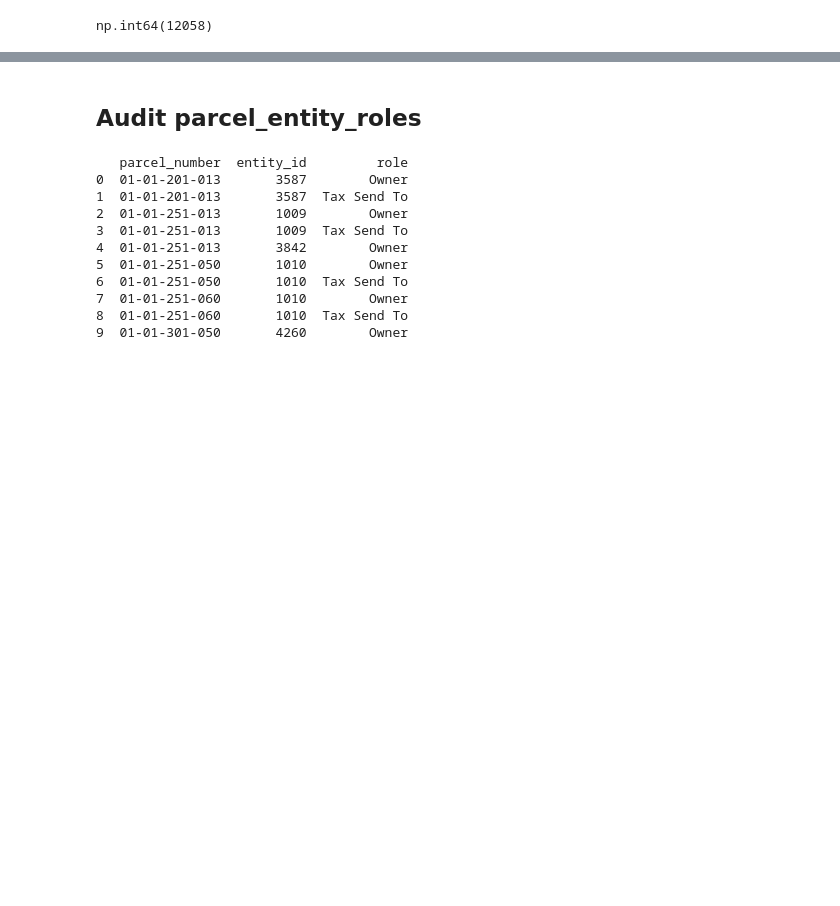
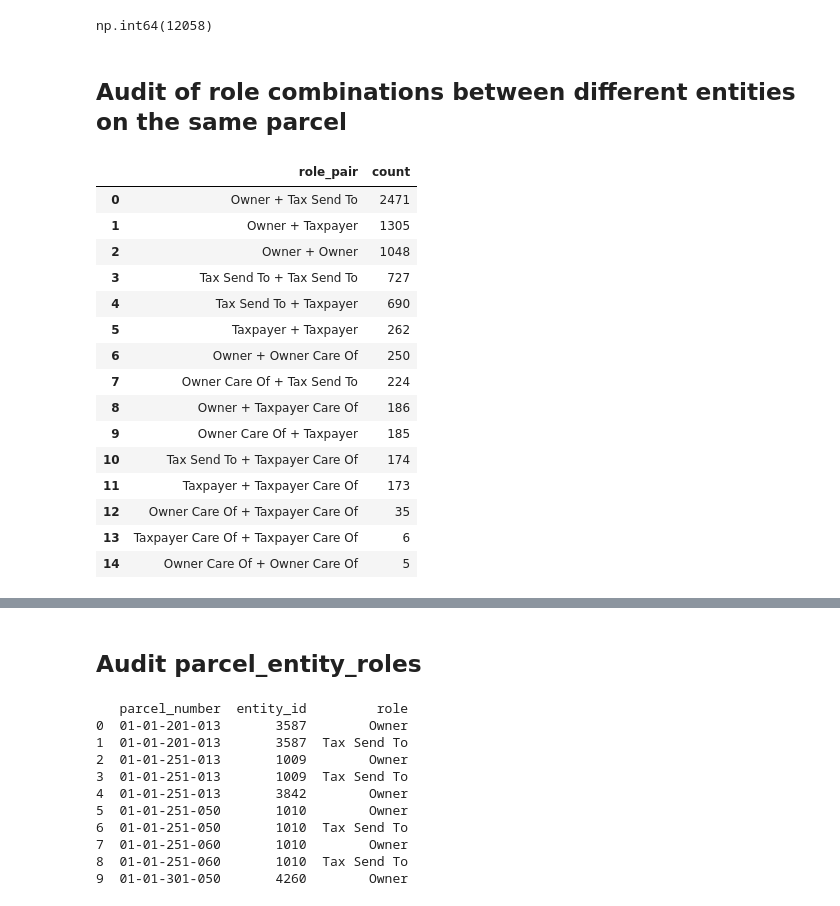
Before and after one commit to mattphinney-94/kzoo_county_project, a Jupyter notebook: Finalized_Entity_Table_Analysis.ipynb, the cells around one changed output, grey strips where cells are left out. Cells and saved outputs as stored; diff of their text form; code cells hidden in the pictures; blank space fills up the shorter version.

```diff
--- a/Finalized_Entity_Table_Analysis.ipynb
+++ b/Finalized_Entity_Table_Analysis.ipynb
@@ -82,3 +82,5 @@ resolution_audit.head()
 entities["occurrence_count"].sum()
 # %% [output]
 np.int64(12058)
+# %% [markdown]
+## Audit of role combinations between different entities on the same parcel
@@ -84,0 +157,12 @@ np.int64(12058)
+# %%
+parcel_role_pairs["role_pair"] = (
+    parcel_role_pairs[
+        ["role_a", "role_b"]
+    ]
+    .apply(
+        lambda row: " + ".join(
+            sorted(row)
+        ),
+        axis=1
+    )
+)
@@ -84,0 +184,28 @@ np.int64(12058)
+# %%
+role_pair_counts = (
+    parcel_role_pairs[
+        "role_pair"
+    ]
+    .value_counts()
+    .rename_axis("role_pair")
+    .reset_index(name="count")
+)
+
+role_pair_counts
+# %% [output]
+|  | role_pair | count |
+| 0 | Owner + Tax Send To | 2471 |
+| 1 | Owner + Taxpayer | 1305 |
+| 2 | Owner + Owner | 1048 |
+| 3 | Tax Send To + Tax Send To | 727 |
+| 4 | Tax Send To + Taxpayer | 690 |
+| 5 | Taxpayer + Taxpayer | 262 |
+| 6 | Owner + Owner Care Of | 250 |
+| 7 | Owner Care Of + Tax Send To | 224 |
+| 8 | Owner + Taxpayer Care Of | 186 |
+| 9 | Owner Care Of + Taxpayer | 185 |
+| 10 | Tax Send To + Taxpayer Care Of | 174 |
+| 11 | Taxpayer + Taxpayer Care Of | 173 |
+| 12 | Owner Care Of + Taxpayer Care Of | 35 |
+| 13 | Taxpayer Care Of + Taxpayer Care Of | 6 |
+| 14 | Owner Care Of + Owner Care Of | 5 |
```
Also changed, not shown: parts of 25 cells of this notebook, 1 other file.
